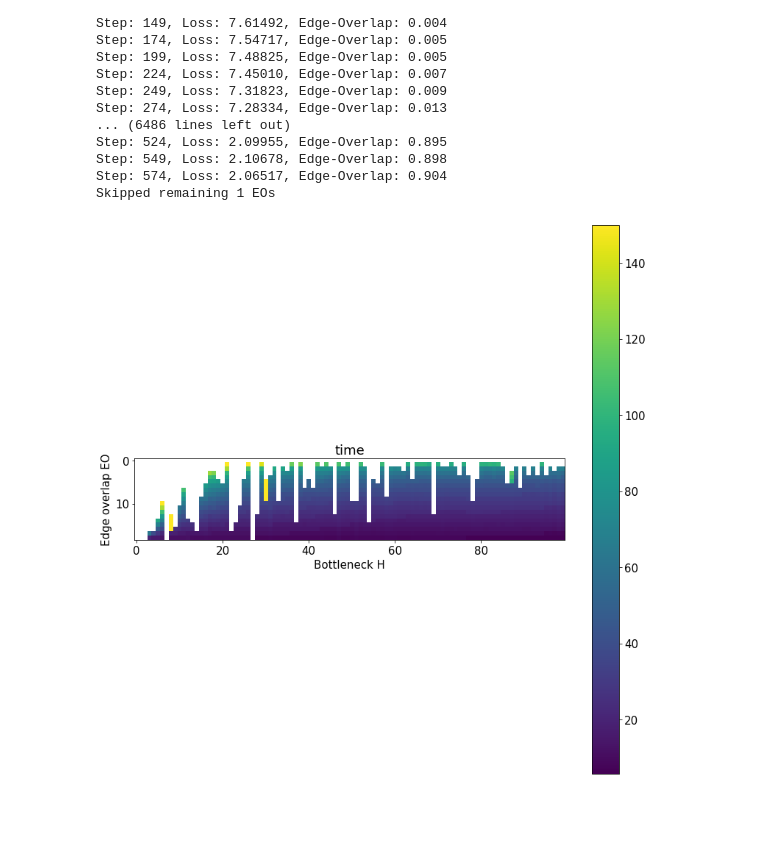
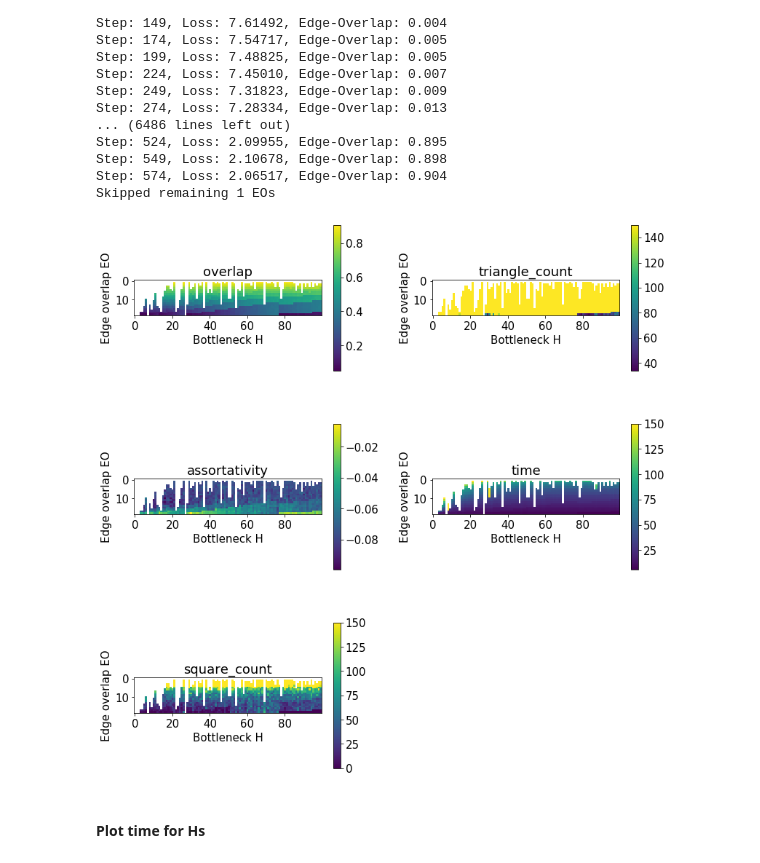
Before and after one commit to hheidrich/Net, a Jupyter notebook: exp/HyperparameterTesting.ipynb, the cells around one changed output. Drawn from its saved outputs; the diff is of its cells as text; code cells hidden in the pictures; blank space fills up the shorter version.

Commit message:
Removed mixing coefficient, added hyperparameter grid for sample-free method, added time plots for both methods.

```diff
--- a/exp/HyperparameterTesting.ipynb
+++ b/exp/HyperparameterTesting.ipynb
@@ -227,14 +227,19 @@ pickle.dump( EOs, open( "EOs.p", "wb" ) )
 # %%
-# dict_of_dicts_of_statistics = pickle.load( open( "dict.p", "rb" ) )
-# Hs = pickle.load( open( "Hs.p", "rb" ) )
-# EOs = pickle.load( open( "EOs.p", "rb" ) )
+dict_of_dicts_of_statistics = pickle.load( open( "dictWithSampling.p", "rb" ) )
+Hs = pickle.load( open( "HsWithSampling.p", "rb" ) )
+EOs = pickle.load( open( "EOsWithSampling.p", "rb" ) )
 # %%
-# make_H_EO_grid_heatplot(dict_of_dicts_of_statistics=dict_of_dicts_of_statistics, Hs=Hs, EOs=EOs, keys=['overlap',
-#                                                                                      'triangle_count',
-#                                                                                      'assortativity',
-#                                                                                      'time',
-#                                                                                      'square_count'])
+make_H_EO_grid_heatplot(dict_of_dicts_of_statistics=dict_of_dicts_of_statistics,
+                        Hs=Hs,
+                        EOs=EOs,
+                        keys=['overlap',
+                              'triangle_count',
+                              'assortativity',
+                              'time',
+                              'square_count'])
 
-make_H_EO_grid_heatplot(dict_of_dicts_of_statistics=dict_of_dicts_of_statistics, Hs=Hs, EOs=EOs, keys=['time'])
+# make_H_EO_grid_heatplot(dict_of_dicts_of_statistics=dict_of_dicts_of_statistics, Hs=Hs, EOs=EOs, keys=['time'])
 # %% [output]
-[figure, old version]
+[figure, new version]
+# %% [markdown]
+#### Plot time for Hs
```
Also changed, not shown: parts of 3 cells of this notebook, 4 other files.
